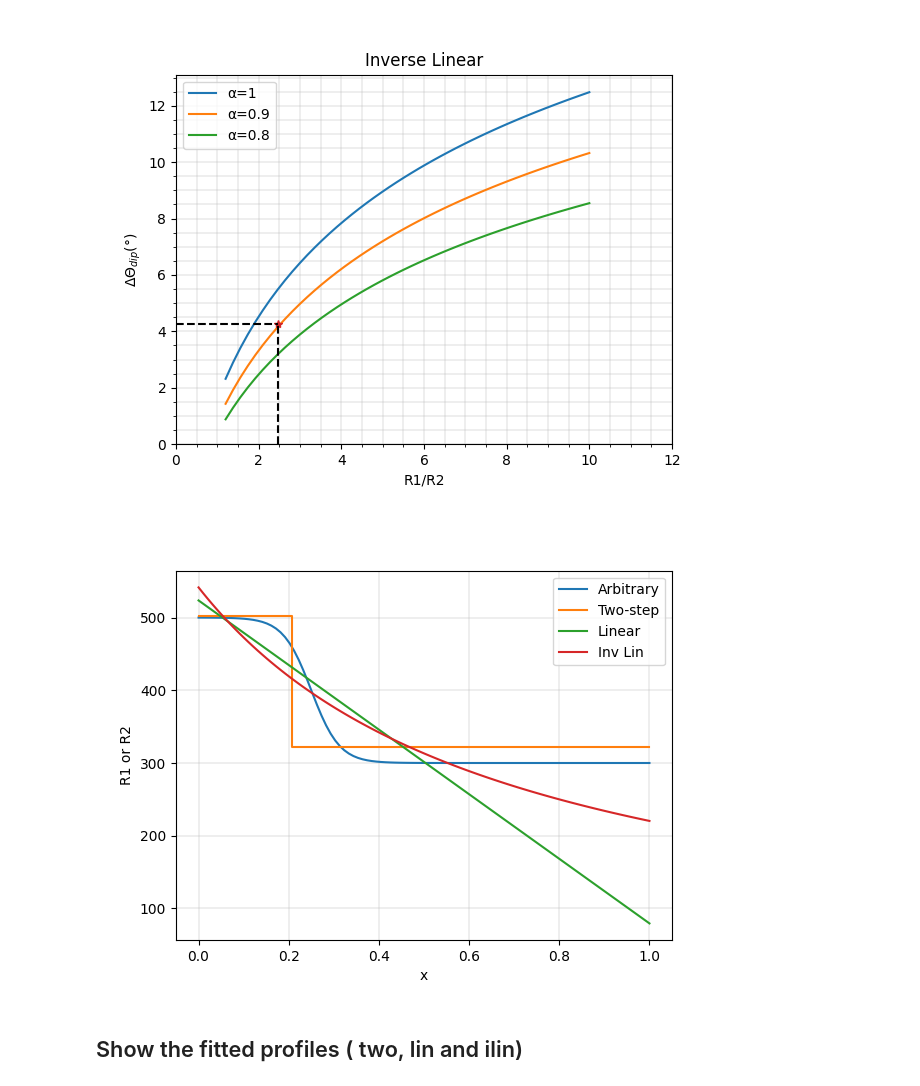
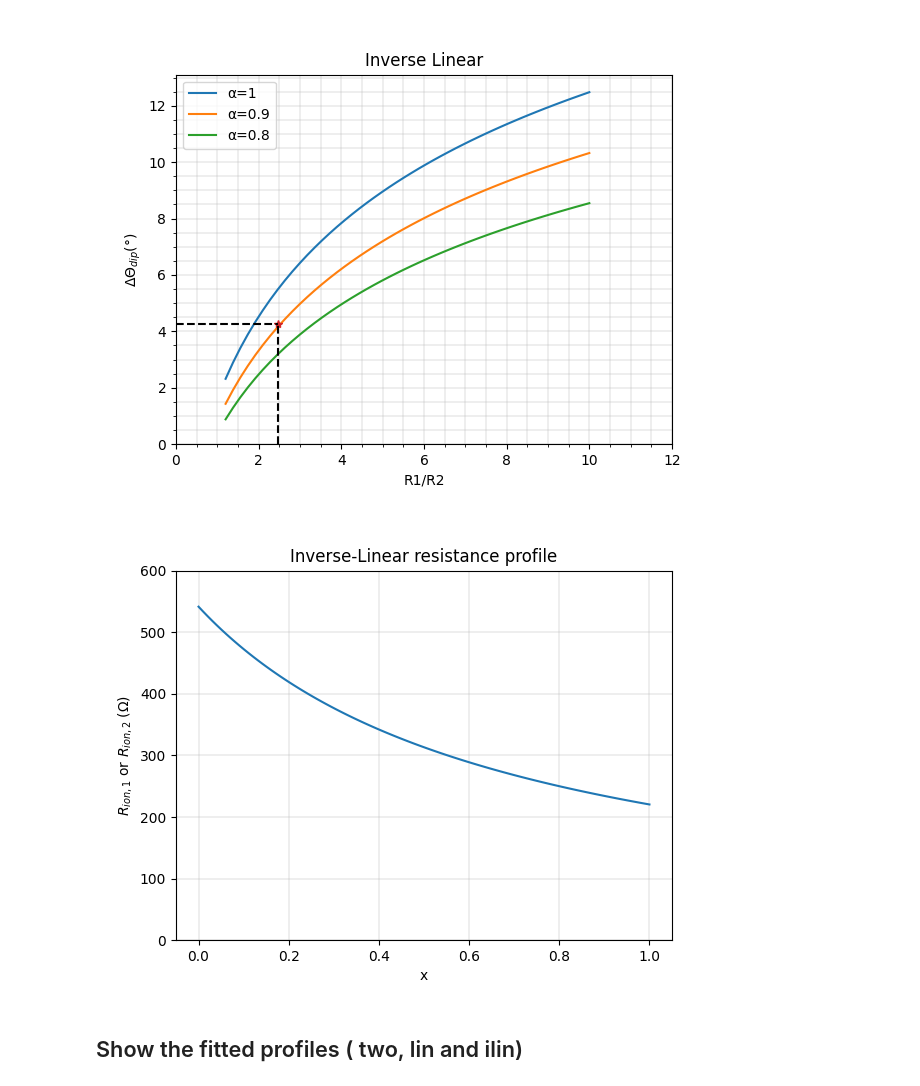
Before and after one commit to Yugal0/fitting-gen-arbitrary-eis, a Jupyter notebook: main_prof_1.ipynb, the cells around one changed output. Saved outputs shown, nothing was run; the diff lists cells and outputs as text; code cells hidden in the pictures.

```diff
--- a/main_prof_1.ipynb
+++ b/main_prof_1.ipynb
@@ -192,28 +192,37 @@ for idx1,ax,fg,title in zip([0,1,2],(axtwo,axlin,axilin),(fig,fig1,fig2),("Two-s
 # %%
 delta=0.2063
 fig1, axx= plt.subplots()
 x=np.linspace(0,1,100)
 a=4
 b=4
 def R(x):
     return 100*(a*np.tanh(b**2-a*x)+np.tanh(a-b**2*x))
 #plot the arbitray profile
-axx.plot(x,R(x),label="Arbitrary")
+# axx.plot(x,R(x),label="Arbitrary")
 #plot the fitted profiles
-axx.plot([0,delta,delta,1],[R1_two,R1_two,R2_two,R2_two],label="Two-step")
-axx.plot([0,1],[R1_lin,R2_lin],label="Linear")
+# axx.plot([0,delta,delta,1],[R1_two,R1_two,R2_two,R2_two],label="Two-step")
+# axx.set_title("Two-step resistance profile")
+axx.set_title("Inverse-Linear resistance profile")
+# axx.set_title("Linear resistance profile")
+# axx.plot([0,1],[R1_lin,R2_lin],label="Linear")
 
 def R_ilin(x):
     return 1/(1/R1_ilin+(1/R2_ilin-1/R1_ilin)*x)
 axx.plot(x,R_ilin(x),label="Inv Lin")
 
+# axx.set_xlim(0,)
+axx.set_ylim(0,600)
+
 axx.set_xlabel("x")
-axx.set_ylabel("R1 or R2")
-axx.legend()
+axx.set_ylabel("$R_{ion,1}$ or $R_{ion,2}\;$($\Omega$)")
+# axx.legend()
 axx.grid(linewidth=0.3)
-fig1.savefig("fitted_prof1.png",dpi=400)
+# fig1.savefig("fitted_prof1.png",dpi=400)
+# fig1.savefig("two-step.png",dpi=500)
+# fig1.savefig("Linear.png",dpi=500)
+fig1.savefig("Inverse-Linear.png",dpi=500)
 # %% [output]
-[figure, old version]
+[figure, new version]
 # %% [markdown]
 ## Show the fitted profiles ( two, lin and ilin)
 # %%
```
Also changed, not shown: parts of 1 cell of this notebook, 4 other files.
